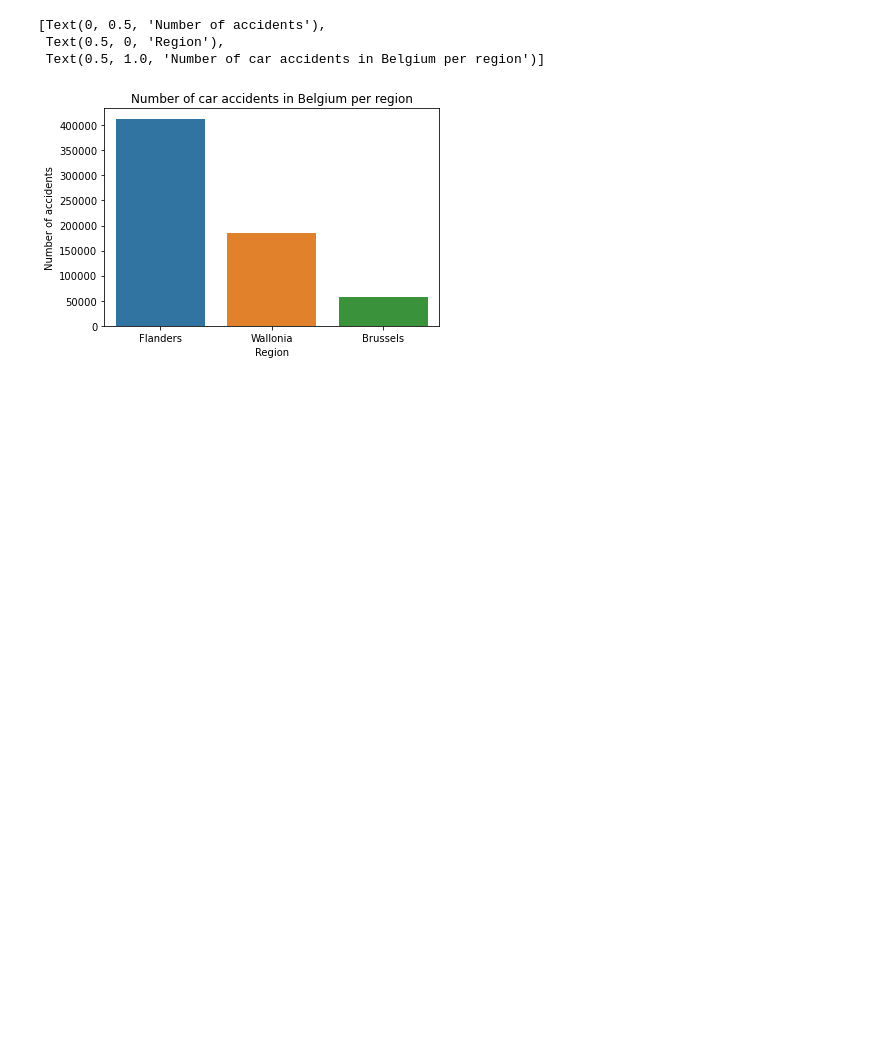
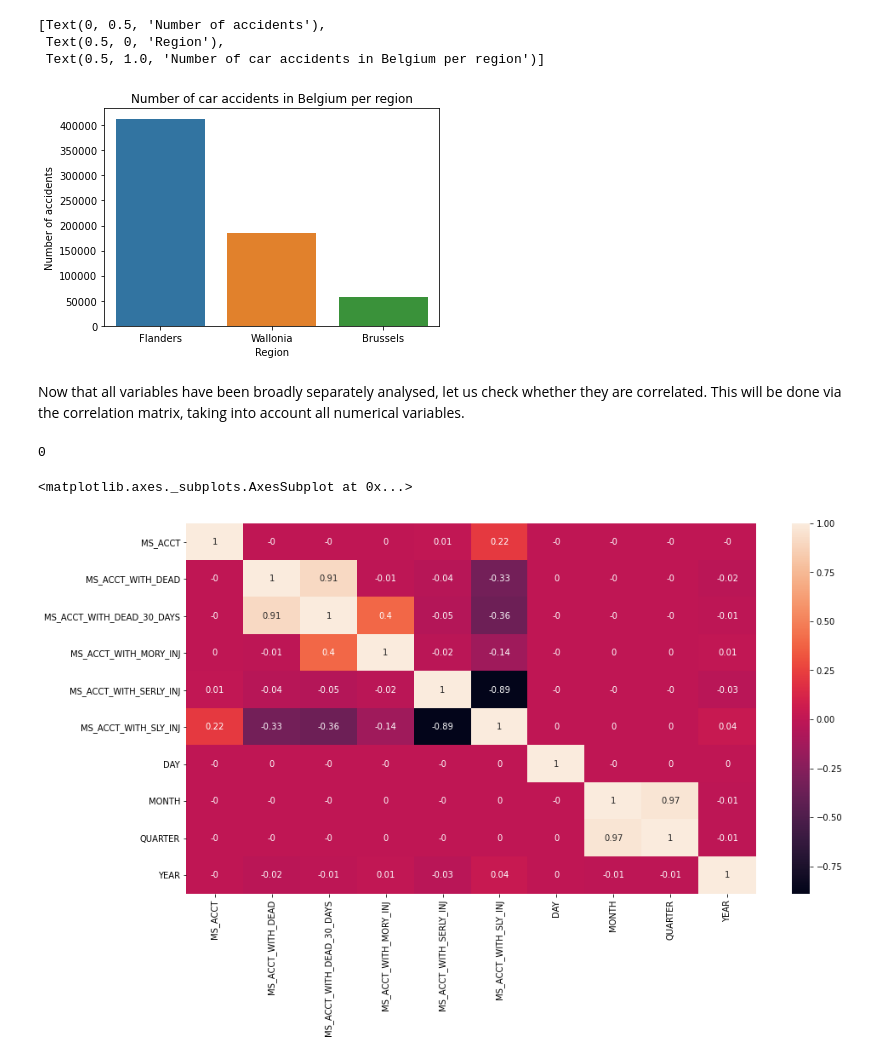
Before and after one commit to fmontoisy/Data-Science-IBM-Coursera, a Jupyter notebook: Final presentation capstone project.ipynb, the cells around one changed output. Saved outputs shown, nothing was run; the diff lists cells and outputs as text; code cells hidden in the pictures; blank space fills up the shorter version.

Commit message:
Add files via upload
SEVERE_ACC variable created, still need to be added to the dataframe (in order to gain time next time)

```diff
--- a/Final presentation capstone project.ipynb
+++ b/Final presentation capstone project.ipynb
@@ -302,3 +302,5 @@ ax.set(xlabel='Region', ylabel ='Number of accidents', title ='Number of car acc
  Text(0.5, 0, 'Region'),
  Text(0.5, 1.0, 'Number of car accidents in Belgium per region')]
 [figure]
+# %% [markdown]
+Now that all variables have been broadly separately analysed, let us check whether they are correlated. This will be done via the correlation matrix, taking into account all numerical variables.
@@ -304,0 +313,10 @@ ax.set(xlabel='Region', ylabel ='Number of accidents', title ='Number of car acc
+# %%
+SEVERE_ACC[600000]
+# %% [output]
+0
+# %%
+plt.figure(figsize=(15,8))
+sns.heatmap(df_accidents.corr().round(2),annot=True)
+# %% [output]
+<matplotlib.axes._subplots.AxesSubplot at 0x...>
+[figure, added]
```
Also changed, not shown: parts of 3 cells of this notebook.
